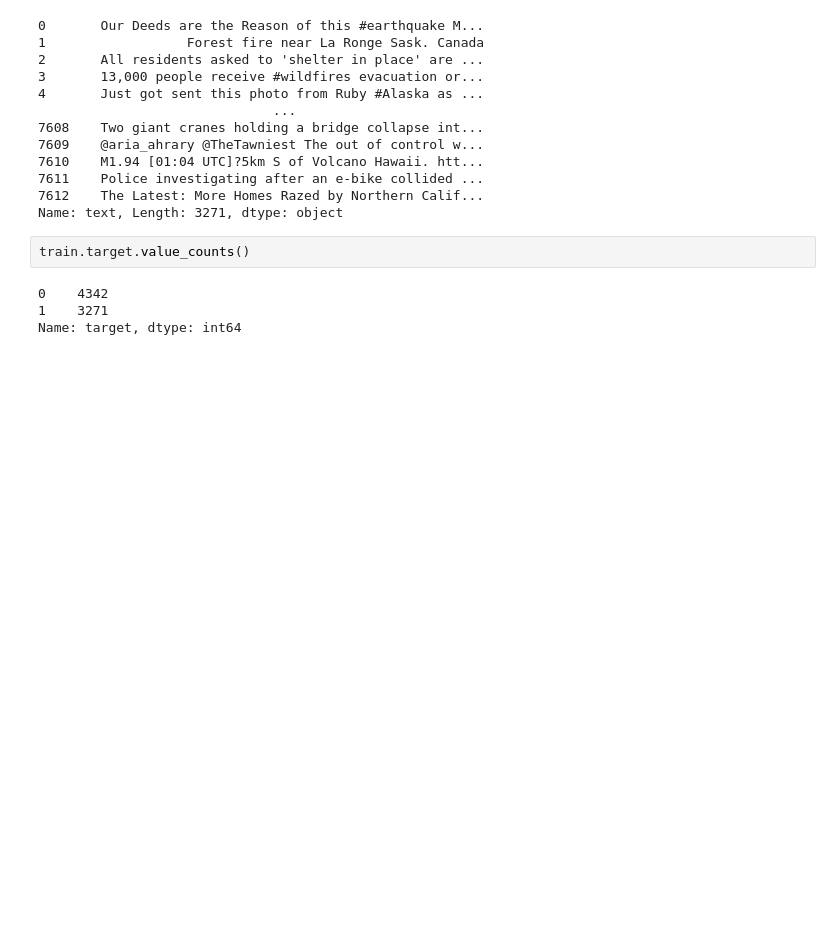
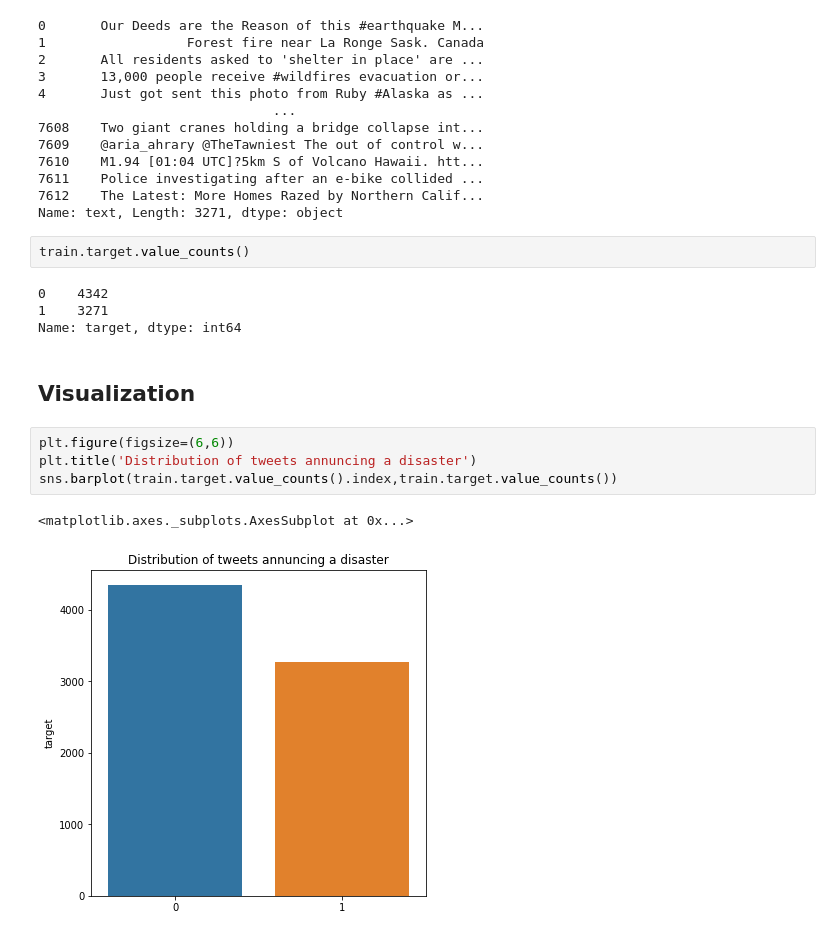
Before and after one commit to WanjohiWanjohi/NLP, a Jupyter notebook: NLP_Disaster.ipynb, the cells around one changed output. Cells and saved outputs as stored; diff of their text form; blank space fills up the shorter version.

```diff
--- a/NLP_Disaster.ipynb
+++ b/NLP_Disaster.ipynb
@@ -89,3 +89,12 @@ train.target.value_counts()
 0    4342
 1    3271
 Name: target, dtype: int64
+# %% [markdown]
+## Visualization
+# %%
+plt.figure(figsize=(6,6))
+plt.title('Distribution of tweets annuncing a disaster')
+sns.barplot(train.target.value_counts().index,train.target.value_counts())
+# %% [output]
+<matplotlib.axes._subplots.AxesSubplot at 0x...>
+[figure, added]
```
Also changed, not shown: parts of 3 cells of this notebook.
